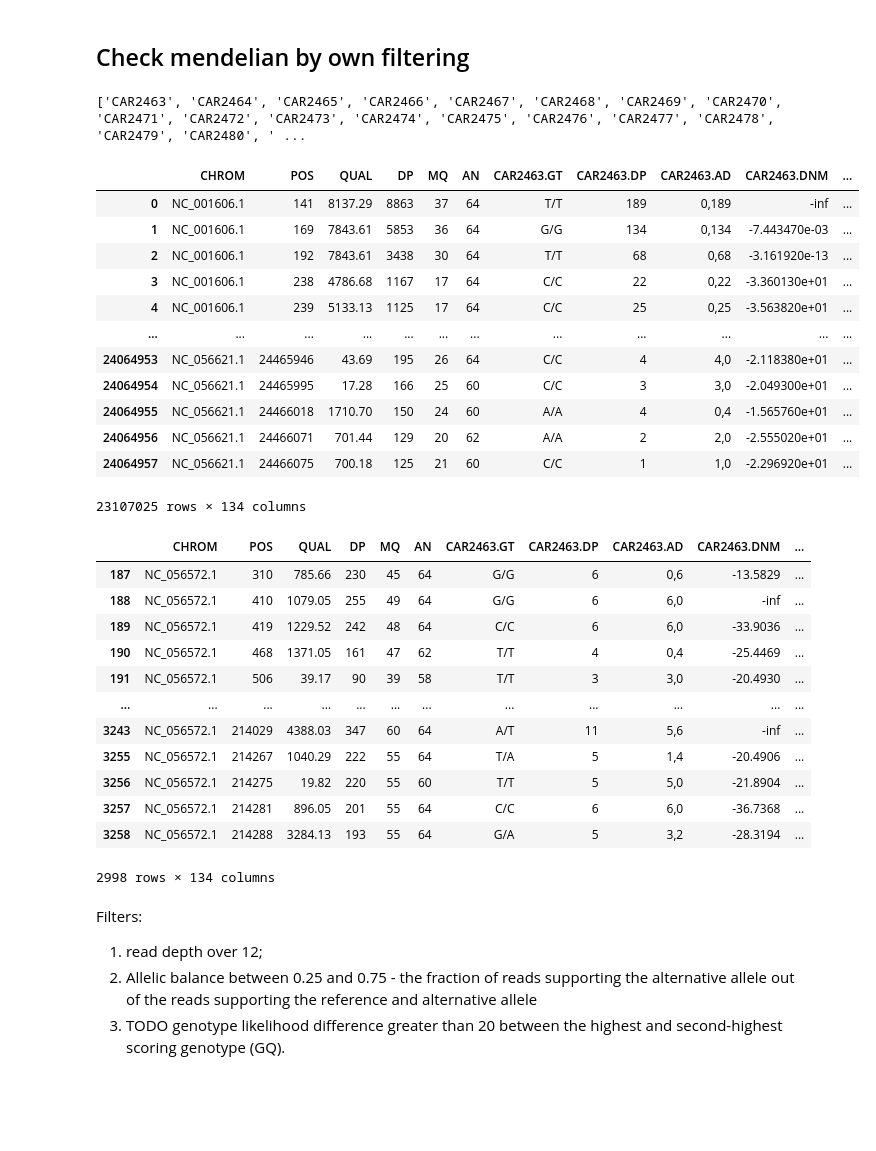
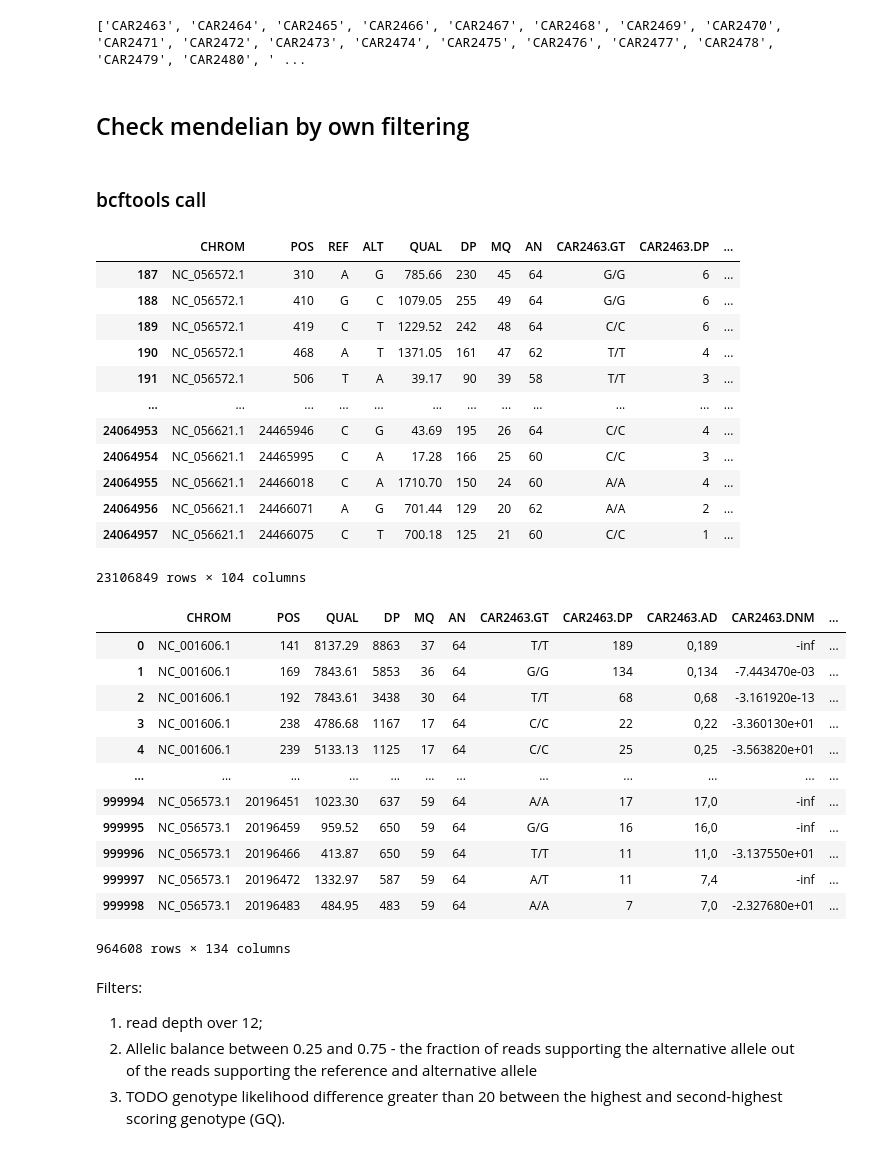
Before and after one commit to mitoclub/AquaSelection, a Jupyter notebook: intersect.ipynb, the cells around one changed output. Saved outputs shown, nothing was run; the diff lists cells and outputs as text; code cells hidden in the pictures; blank space fills up the shorter version.

```diff
--- a/intersect.ipynb
+++ b/intersect.ipynb
@@ -4,50 +6,53 @@ import pandas as pd
 import matplotlib.pyplot as plt
 import seaborn as sns
 import tqdm
+# %%
+samples_lst = pd.read_csv('./data/interim/samples.txt', header=None)[0].to_list()
+print(samples_lst)
+# %% [output]
+['CAR2463', 'CAR2464', 'CAR2465', 'CAR2466', 'CAR2467', 'CAR2468', 'CAR2469', 'CAR2470', 'CAR2471', 'CAR2472', 'CAR2473', 'CAR2474', 'CAR2475', 'CAR2476', 'CAR2477', 'CAR2478', 'CAR2479', 'CAR2480', ' ...
 # %% [markdown]
 ## Check mendelian by own filtering
-# %%
-samples_lst = pd.read_csv('./data/interim/samples.txt', header=None)[0].to_list()
-print(samples_lst)
-# %% [output]
-['CAR2463', 'CAR2464', 'CAR2465', 'CAR2466', 'CAR2467', 'CAR2468', 'CAR2469', 'CAR2470', 'CAR2471', 'CAR2472', 'CAR2473', 'CAR2474', 'CAR2475', 'CAR2476', 'CAR2477', 'CAR2478', 'CAR2479', 'CAR2480', ' ...
+# %% [markdown]
+### bcftools call
 # %%
 # 7min
-variants = pd.read_csv('./data/interim/redo/carps32.dnm2.SNPs.table', sep='\t')
+variants = pd.read_csv('./data/interim/redo/carps32.dnm2.SNPs.table.v2', sep='\t')
 variants = variants[(variants.DP > 30) & (variants.CHROM != 'NC_001606.1')]
 variants
 # %% [output]
-|  | CHROM | POS | QUAL | DP | MQ | AN | CAR2463.GT | CAR2463.DP | CAR2463.AD | CAR2463.DNM | ... |
-| 0 | NC_001606.1 | 141 | 8137.29 | 8863 | 37 | 64 | T/T | 189 | 0,189 | -inf | ... |
-| 1 | NC_001606.1 | 169 | 7843.61 | 5853 | 36 | 64 | G/G | 134 | 0,134 | -7.443470e-03 | ... |
-| 2 | NC_001606.1 | 192 | 7843.61 | 3438 | 30 | 64 | T/T | 68 | 0,68 | -3.161920e-13 | ... |
-| 3 | NC_001606.1 | 238 | 4786.68 | 1167 | 17 | 64 | C/C | 22 | 0,22 | -3.360130e+01 | ... |
-| 4 | NC_001606.1 | 239 | 5133.13 | 1125 | 17 | 64 | C/C | 25 | 0,25 | -3.563820e+01 | ... |
+|  | CHROM | POS | REF | ALT | QUAL | DP | MQ | AN | CAR2463.GT | CAR2463.DP | ... |
+| 187 | NC_056572.1 | 310 | A | G | 785.66 | 230 | 45 | 64 | G/G | 6 | ... |
+| 188 | NC_056572.1 | 410 | G | C | 1079.05 | 255 | 49 | 64 | G/G | 6 | ... |
+| 189 | NC_056572.1 | 419 | C | T | 1229.52 | 242 | 48 | 64 | C/C | 6 | ... |
+| 190 | NC_056572.1 | 468 | A | T | 1371.05 | 161 | 47 | 62 | T/T | 4 | ... |
+| 191 | NC_056572.1 | 506 | T | A | 39.17 | 90 | 39 | 58 | T/T | 3 | ... |
 | ... | ... | ... | ... | ... | ... | ... | ... | ... | ... | ... | ... |
-| 24064953 | NC_056621.1 | 24465946 | 43.69 | 195 | 26 | 64 | C/C | 4 | 4,0 | -2.118380e+01 | ... |
-| 24064954 | NC_056621.1 | 24465995 | 17.28 | 166 | 25 | 60 | C/C | 3 | 3,0 | -2.049300e+01 | ... |
-| 24064955 | NC_056621.1 | 24466018 | 1710.70 | 150 | 24 | 60 | A/A | 4 | 0,4 | -1.565760e+01 | ... |
-| 24064956 | NC_056621.1 | 24466071 | 701.44 | 129 | 20 | 62 | A/A | 2 | 2,0 | -2.555020e+01 | ... |
-| 24064957 | NC_056621.1 | 24466075 | 700.18 | 125 | 21 | 60 | C/C | 1 | 1,0 | -2.296920e+01 | ... |
+| 24064953 | NC_056621.1 | 24465946 | C | G | 43.69 | 195 | 26 | 64 | C/C | 4 | ... |
+| 24064954 | NC_056621.1 | 24465995 | C | A | 17.28 | 166 | 25 | 60 | C/C | 3 | ... |
+| 24064955 | NC_056621.1 | 24466018 | C | A | 1710.70 | 150 | 24 | 60 | A/A | 4 | ... |
+| 24064956 | NC_056621.1 | 24466071 | A | G | 701.44 | 129 | 20 | 62 | A/A | 2 | ... |
+| 24064957 | NC_056621.1 | 24466075 | C | T | 700.18 | 125 | 21 | 60 | C/C | 1 | ... |
-23107025 rows × 134 columns
+23106849 rows × 104 columns
 # %%
-variants10k = pd.read_csv('./data/interim/redo/carps32.dnm2.SNPs.table.head10k', sep='\t')
+variants10k = pd.read_csv('./data/interim/redo/carps32.dnm2.SNPs.table.head1M', sep='\t')
 variants10k = variants10k[(variants10k.DP > 30) & (variants10k.CHROM != 'NC_001606.1')]
+# variants10k = variants10k[(variants10k.DP > 30) ]
 variants10k
 # %% [output]
 |  | CHROM | POS | QUAL | DP | MQ | AN | CAR2463.GT | CAR2463.DP | CAR2463.AD | CAR2463.DNM | ... |
-| 187 | NC_056572.1 | 310 | 785.66 | 230 | 45 | 64 | G/G | 6 | 0,6 | -13.5829 | ... |
-| 188 | NC_056572.1 | 410 | 1079.05 | 255 | 49 | 64 | G/G | 6 | 6,0 | -inf | ... |
-| 189 | NC_056572.1 | 419 | 1229.52 | 242 | 48 | 64 | C/C | 6 | 6,0 | -33.9036 | ... |
-| 190 | NC_056572.1 | 468 | 1371.05 | 161 | 47 | 62 | T/T | 4 | 0,4 | -25.4469 | ... |
-| 191 | NC_056572.1 | 506 | 39.17 | 90 | 39 | 58 | T/T | 3 | 3,0 | -20.4930 | ... |
+| 0 | NC_001606.1 | 141 | 8137.29 | 8863 | 37 | 64 | T/T | 189 | 0,189 | -inf | ... |
+| 1 | NC_001606.1 | 169 | 7843.61 | 5853 | 36 | 64 | G/G | 134 | 0,134 | -7.443470e-03 | ... |
+| 2 | NC_001606.1 | 192 | 7843.61 | 3438 | 30 | 64 | T/T | 68 | 0,68 | -3.161920e-13 | ... |
+| 3 | NC_001606.1 | 238 | 4786.68 | 1167 | 17 | 64 | C/C | 22 | 0,22 | -3.360130e+01 | ... |
+| 4 | NC_001606.1 | 239 | 5133.13 | 1125 | 17 | 64 | C/C | 25 | 0,25 | -3.563820e+01 | ... |
 | ... | ... | ... | ... | ... | ... | ... | ... | ... | ... | ... | ... |
-| 3243 | NC_056572.1 | 214029 | 4388.03 | 347 | 60 | 64 | A/T | 11 | 5,6 | -inf | ... |
-| 3255 | NC_056572.1 | 214267 | 1040.29 | 222 | 55 | 64 | T/A | 5 | 1,4 | -20.4906 | ... |
-| 3256 | NC_056572.1 | 214275 | 19.82 | 220 | 55 | 60 | T/T | 5 | 5,0 | -21.8904 | ... |
-| 3257 | NC_056572.1 | 214281 | 896.05 | 201 | 55 | 64 | C/C | 6 | 6,0 | -36.7368 | ... |
-| 3258 | NC_056572.1 | 214288 | 3284.13 | 193 | 55 | 64 | G/A | 5 | 3,2 | -28.3194 | ... |
+| 999994 | NC_056573.1 | 20196451 | 1023.30 | 637 | 59 | 64 | A/A | 17 | 17,0 | -inf | ... |
+| 999995 | NC_056573.1 | 20196459 | 959.52 | 650 | 59 | 64 | G/G | 16 | 16,0 | -inf | ... |
+| 999996 | NC_056573.1 | 20196466 | 413.87 | 650 | 59 | 64 | T/T | 11 | 11,0 | -3.137550e+01 | ... |
+| 999997 | NC_056573.1 | 20196472 | 1332.97 | 587 | 59 | 64 | A/T | 11 | 7,4 | -inf | ... |
+| 999998 | NC_056573.1 | 20196483 | 484.95 | 483 | 59 | 64 | A/A | 7 | 7,0 | -2.327680e+01 | ... |
-2998 rows × 134 columns
+964608 rows × 134 columns
 # %% [markdown]
 Filters:
 
```
Also changed, not shown: parts of 39 cells of this notebook, 6 other files.
